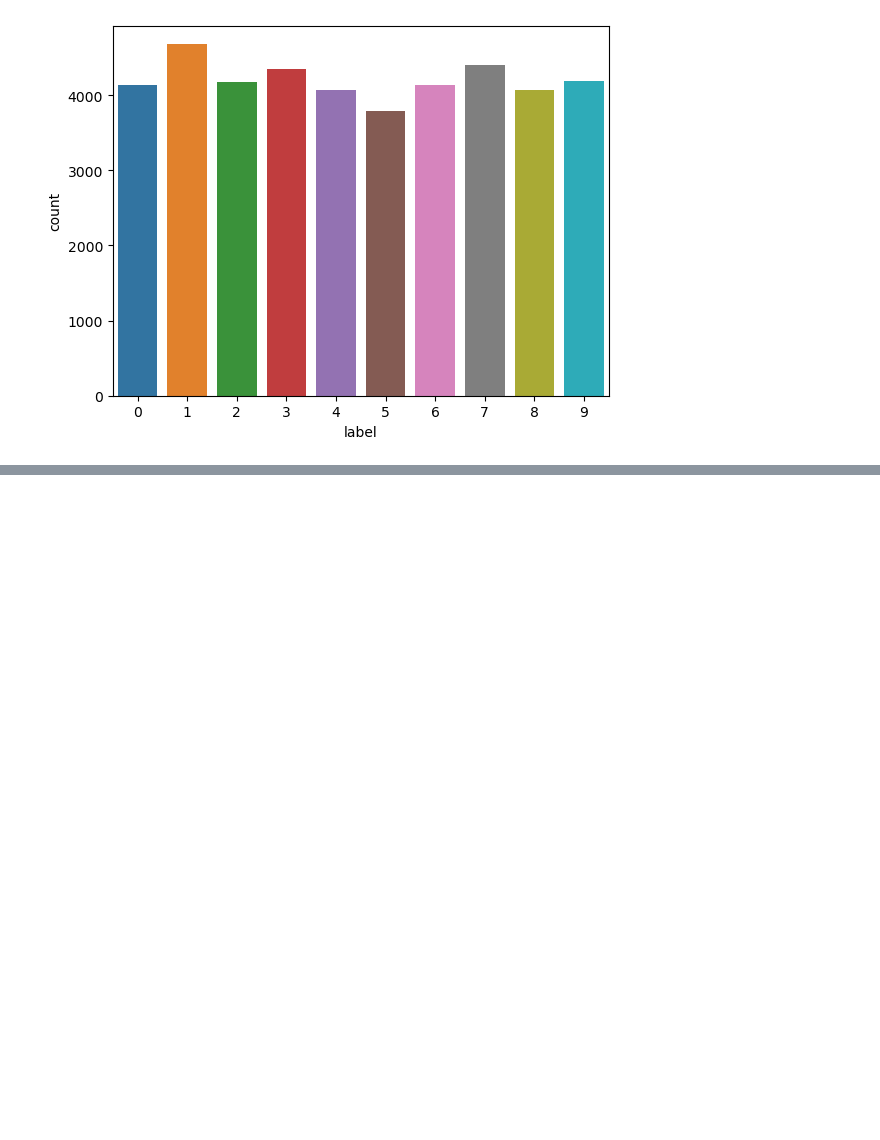
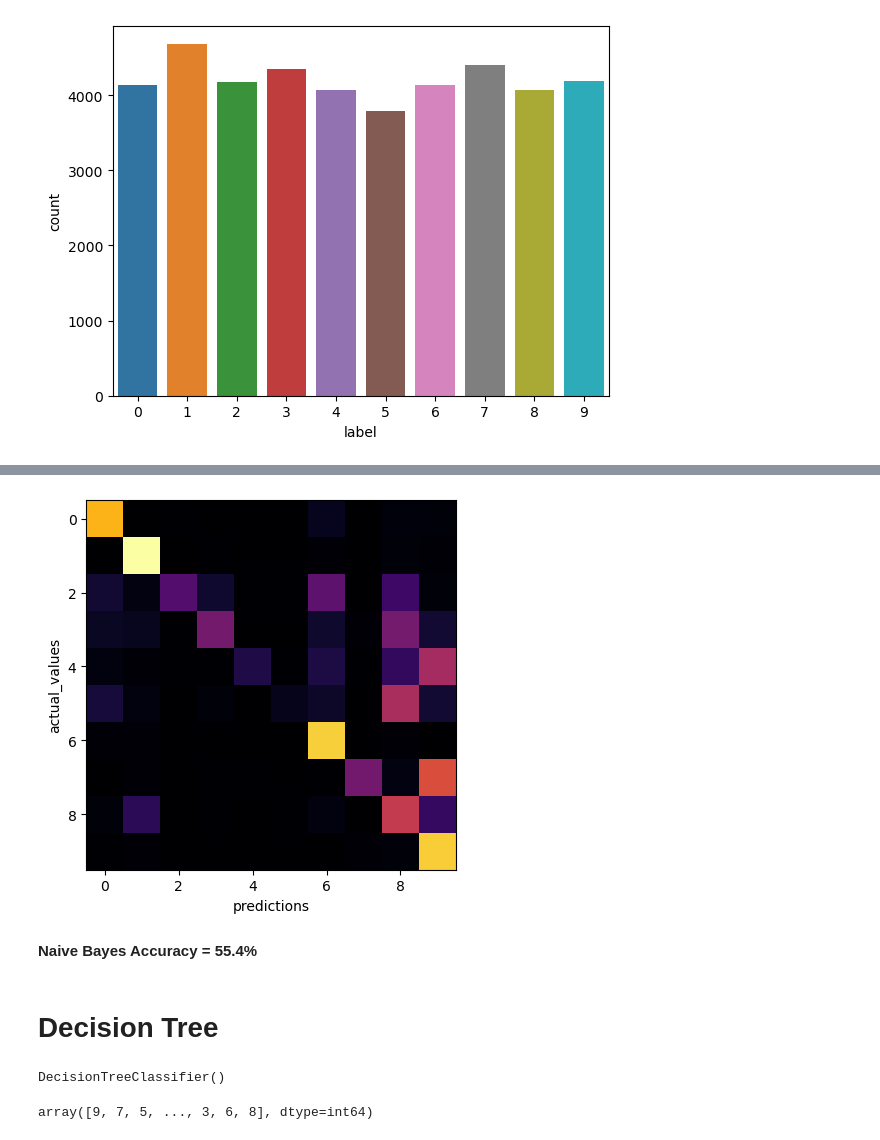
Before and after one commit to BhushanDive/Digit-Recognition-using-Na-ve-Bayes, a Jupyter notebook: Digits.ipynb, the cells around one changed output, grey strips where cells are left out. Drawn from its saved outputs; the diff is of its cells as text; code cells hidden in the pictures; blank space fills up the shorter version.

```diff
--- a/Digits.ipynb
+++ b/Digits.ipynb
@@ -257,0 +283,4 @@ print(list(mnist_train.label.value_counts().sort_index()))
+# %%
+predictions_2 = fit_modelNB.predict(x_train)
+conf_matrix_2 = confusion_matrix(y_train, predictions_2)
+print(conf_matrix_2)
@@ -257,0 +314,13 @@ print(list(mnist_train.label.value_counts().sort_index()))
+# %%
+# Brighter colors means higher values.
+#heatmap of confusion matrix 2
+plt.imshow(conf_matrix_2, cmap='inferno',interpolation='nearest')
+plt.xlabel('predictions')
+plt.ylabel('actual_values')
+plt.show()
+# %% [output]
+[figure, added]
+# %% [markdown]
+**Naive Bayes Accuracy = 55.4%**
+# %% [markdown]
+# Decision Tree
@@ -257,0 +330,10 @@ print(list(mnist_train.label.value_counts().sort_index()))
+# %%
+dtree = DecisionTreeClassifier()
+dtree.fit(x_train , y_train)
+# %% [output]
+DecisionTreeClassifier()
+# %%
+y_pred = dtree.predict(x_test)
+y_pred
+# %% [output]
+array([9, 7, 5, ..., 3, 6, 8], dtype=int64)
```
Also changed, not shown: parts of 26 cells of this notebook.
